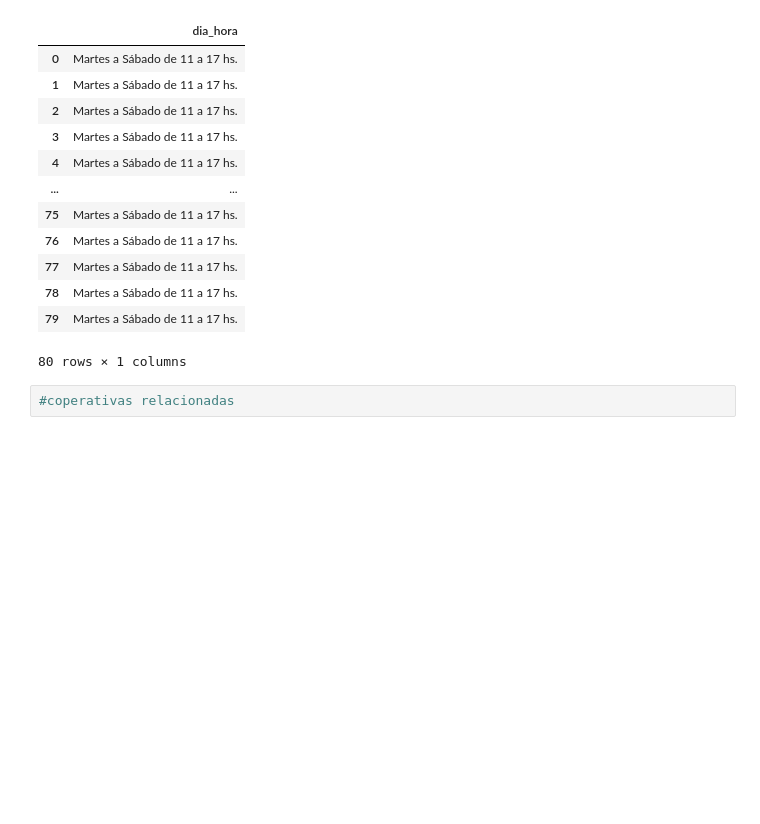
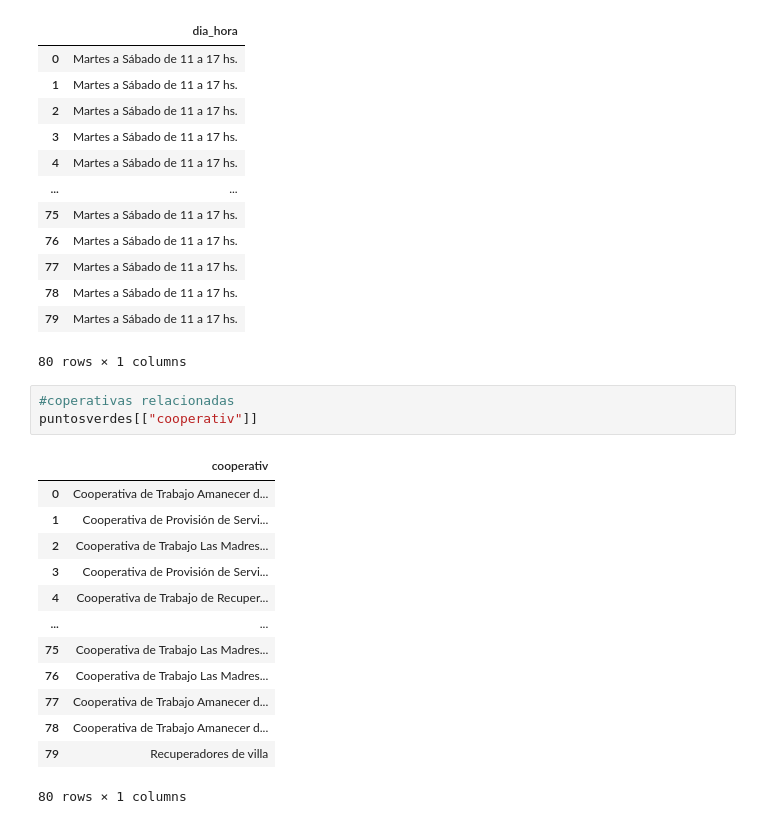
Before and after one commit to IonatanPerez/Aprender_Programando_2023, a Jupyter notebook: Compartido/Trabajos Grupales/Grupo2.ipynb, the cells around one changed output. Drawn from its saved outputs; the diff is of its cells as text; blank space fills up the shorter version.

```diff
--- a/Compartido/Trabajos Grupales/Grupo2.ipynb
+++ b/Compartido/Trabajos Grupales/Grupo2.ipynb
@@ -114,3 +107,18 @@ puntosverdes[["dia_hora"]]
 80 rows × 1 columns
 # %%
 #coperativas relacionadas
+puntosverdes[["cooperativ"]]
+# %% [output]
+|  | cooperativ |
+| 0 | Cooperativa de Trabajo Amanecer d... |
+| 1 | Cooperativa de Provisión de Servi... |
+| 2 | Cooperativa de Trabajo Las Madres... |
+| 3 | Cooperativa de Provisión de Servi... |
+| 4 | Cooperativa de Trabajo de Recuper... |
+| ... | ... |
+| 75 | Cooperativa de Trabajo Las Madres... |
+| 76 | Cooperativa de Trabajo Las Madres... |
+| 77 | Cooperativa de Trabajo Amanecer d... |
+| 78 | Cooperativa de Trabajo Amanecer d... |
+| 79 | Recuperadores de villa |
+80 rows × 1 columns
```
Also changed, not shown: parts of 4 cells of this notebook, 13 other files.
